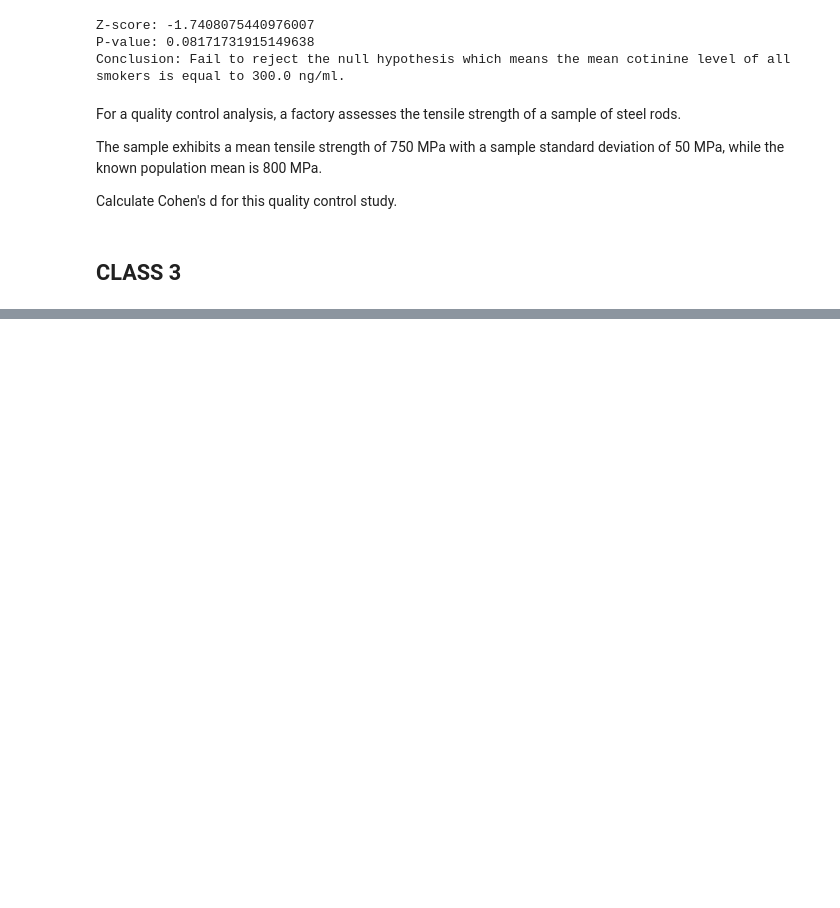
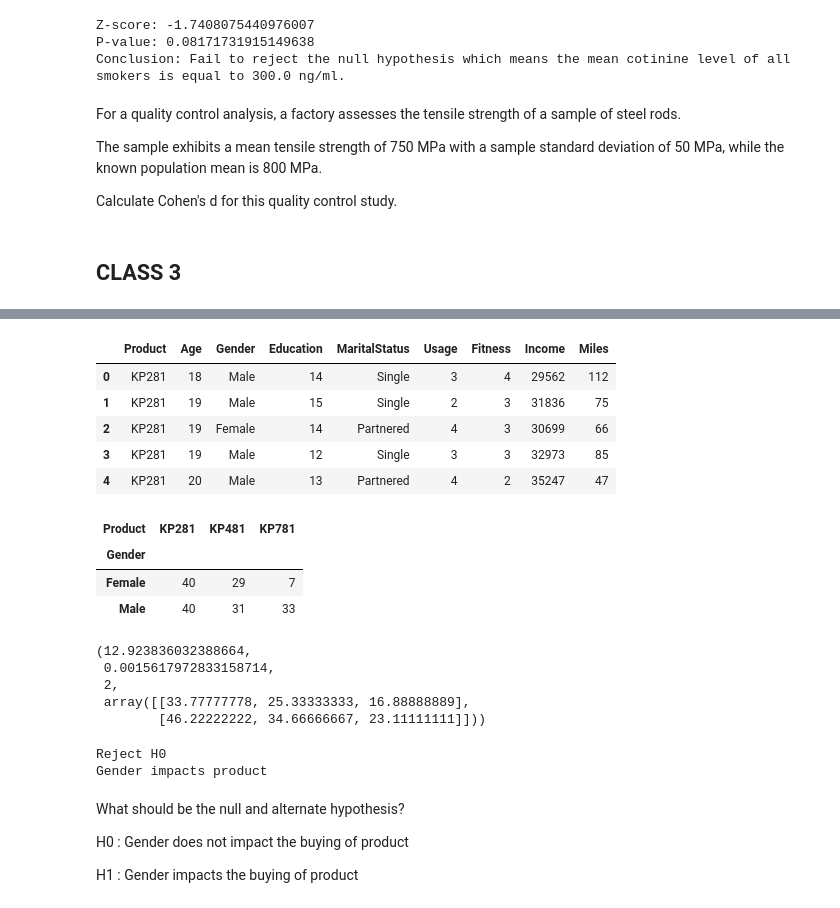
Before and after one commit to anamalamurali/pythonlearning, a Jupyter notebook: DAV-3/Copy_of_DAV3.ipynb, the cells around one changed output, grey strips where cells are left out. Saved outputs shown, nothing was run; the diff lists cells and outputs as text; code cells hidden in the pictures; blank space fills up the shorter version.

```diff
--- a/DAV-3/Copy_of_DAV3.ipynb
+++ b/DAV-3/Copy_of_DAV3.ipynb
@@ -468,0 +2164,18 @@ Calculate Cohen's d for this quality control study.
+# %%
+df_aerofit = pd.read_csv('aerofit.csv')
+df_aerofit.head()
+# %% [output]
+|  | Product | Age | Gender | Education | MaritalStatus | Usage | Fitness | Income | Miles |
+| 0 | KP281 | 18 | Male | 14 | Single | 3 | 4 | 29562 | 112 |
+| 1 | KP281 | 19 | Male | 15 | Single | 2 | 3 | 31836 | 75 |
+| 2 | KP281 | 19 | Female | 14 | Partnered | 4 | 3 | 30699 | 66 |
+| 3 | KP281 | 19 | Male | 12 | Single | 3 | 3 | 32973 | 85 |
+| 4 | KP281 | 20 | Male | 13 | Partnered | 4 | 2 | 35247 | 47 |
+# %%
+gender_product = pd.crosstab(index=df_aerofit['Gender'], columns=df_aerofit['Product'])
+gender_product
+# %% [output]
+| Product | KP281 | KP481 | KP781 |
+| Gender |  |  |  |
+| Female | 40 | 29 | 7 |
+| Male | 40 | 31 | 33 |
@@ -468,0 +2184,26 @@ Calculate Cohen's d for this quality control study.
+# %%
+chi_stat, p_val, df, expected_freq
+# %% [output]
+(12.923836032388664,
+ 0.0015617972833158714,
+ 2,
+ array([[33.77777778, 25.33333333, 16.88888889],
+        [46.22222222, 34.66666667, 23.11111111]]))
+# %%
+alpha = 0.05
+
+if p_val < alpha:
+    print("Reject H0")
+    print("Gender impacts product")
+else:
+    print("Fail to reject H0")
+    print("Gender does not impact product")
+# %% [output]
+Reject H0
+Gender impacts product
+# %% [markdown]
+What should be the null and alternate hypothesis?
+
+H0 : Gender does not impact the buying of product
+
+H1 : Gender impacts the buying of product
```
Also changed, not shown: parts of 200 cells of this notebook.
